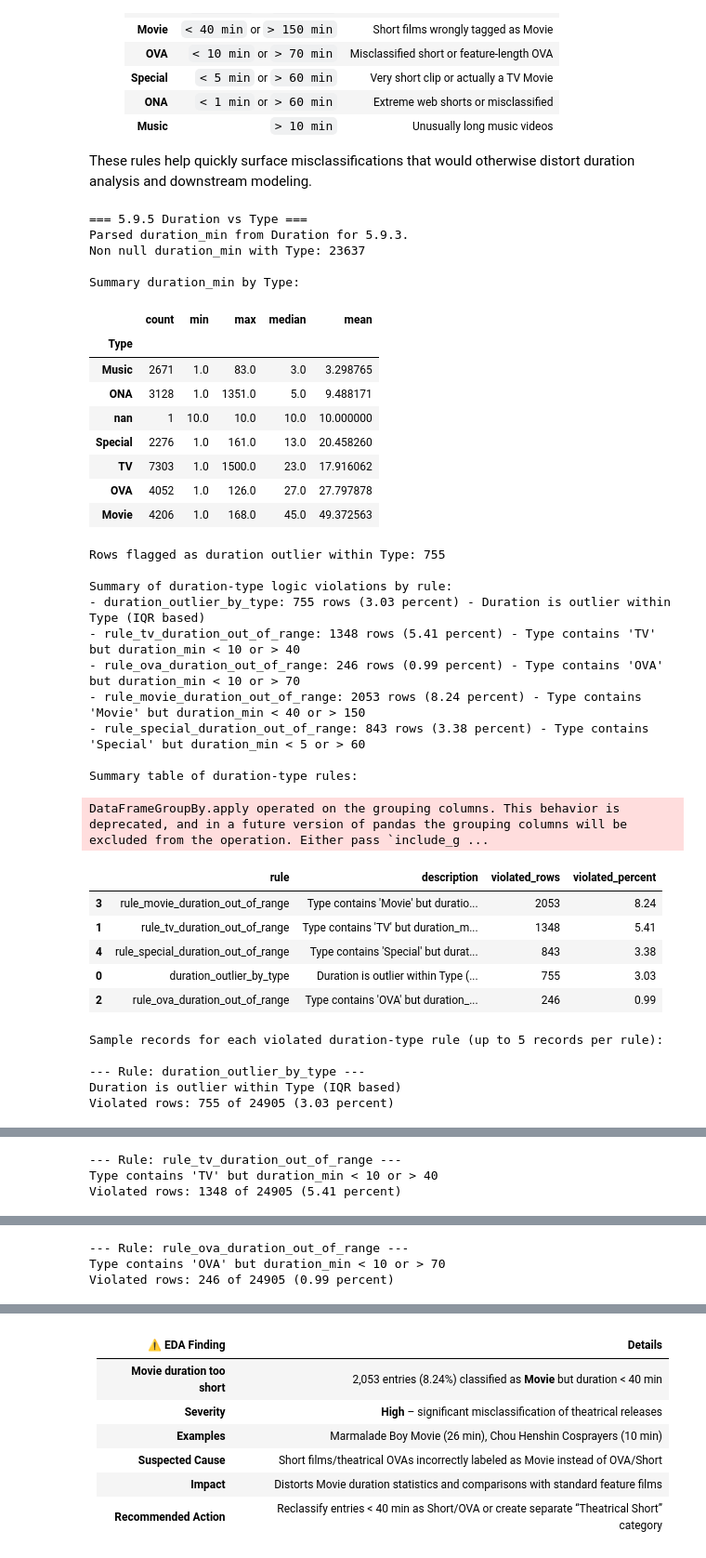
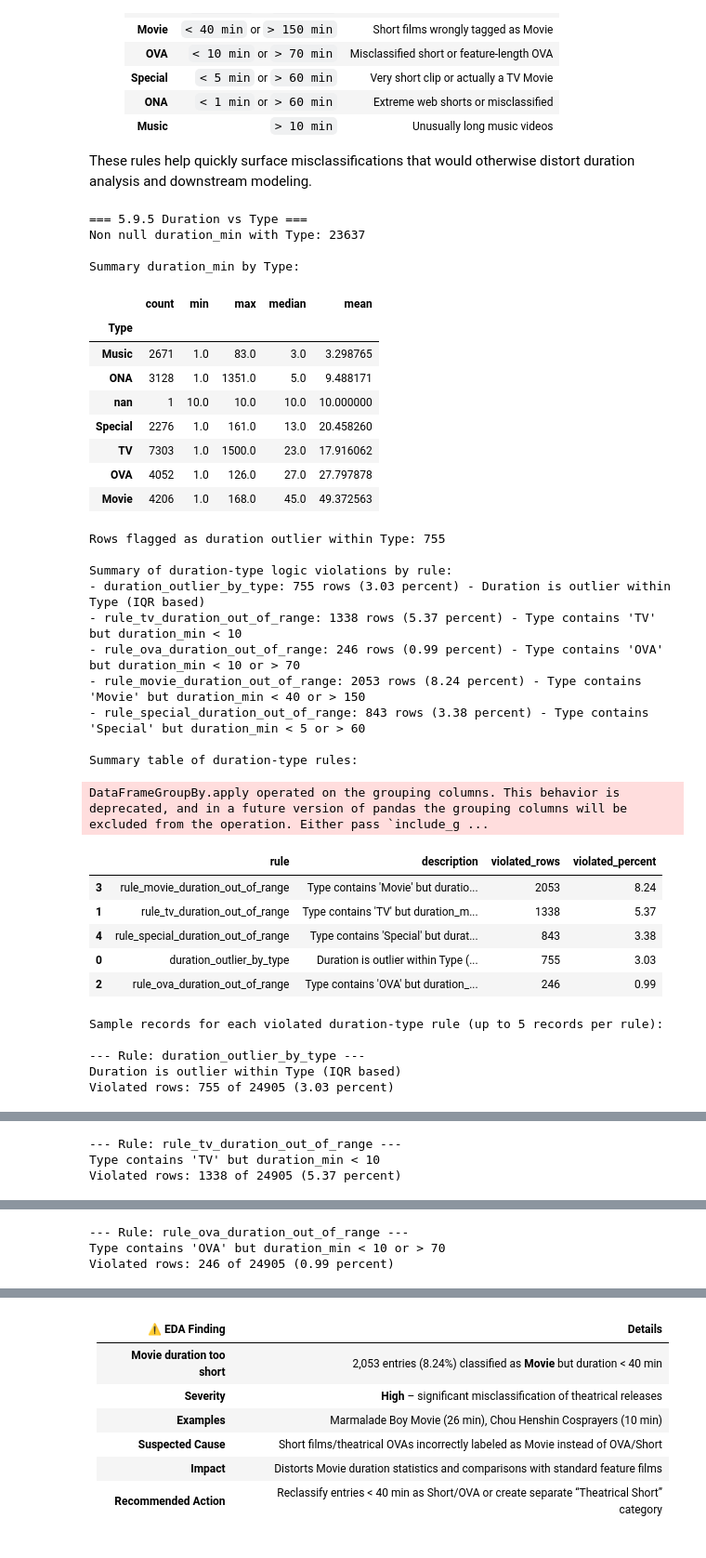
Before and after one commit to chanhbui297/DSEB65A_Gr1_anime_data_storytelling, a Jupyter notebook: notebooks/01_Diagnostic_EDA.ipynb, the cells around one changed output, grey strips where cells are left out. Shown at 93% size. Cells and saved outputs as stored; diff of their text form; code cells hidden in the pictures.

```diff
--- a/notebooks/01_Diagnostic_EDA.ipynb
+++ b/notebooks/01_Diagnostic_EDA.ipynb
@@ -1994,7 +2502,7 @@ else:
     df_typed["rule_tv_duration_out_of_range"] = (
         type_str.str.contains("TV", case=False, na=False)
         & (
-            (df_typed["duration_min"] < 10) | (df_typed["duration_min"] > 40)
+            (df_typed["duration_min"] < 10)
         )
     )
 
@@ -2025,7 +2533,7 @@ else:
 
     rule_cols_type = {
         "duration_outlier_by_type": "Duration is outlier within Type (IQR based)",
-        "rule_tv_duration_out_of_range": "Type contains 'TV' but duration_min < 10 or > 40",
+        "rule_tv_duration_out_of_range": "Type contains 'TV' but duration_min < 10 ",
         "rule_ova_duration_out_of_range": "Type contains 'OVA' but duration_min < 10 or > 70",
         "rule_movie_duration_out_of_range": "Type contains 'Movie' but duration_min < 40 or > 150",
         "rule_special_duration_out_of_range": "Type contains 'Special' but duration_min < 5 or > 60",
@@ -2072,36 +2580,35 @@ else:
 
         show_cols = base_cols + [col]
         sample = df_typed.loc[mask, show_cols].head(5)
         display(sample)
 # %% [output]
 === 5.9.5 Duration vs Type ===
-Parsed duration_min from Duration for 5.9.3.
 Non null duration_min with Type: 23637
 
 Summary duration_min by Type:
 |  | count | min | max | median | mean |
 | Type |  |  |  |  |  |
 | Music | 2671 | 1.0 | 83.0 | 3.0 | 3.298765 |
 | ONA | 3128 | 1.0 | 1351.0 | 5.0 | 9.488171 |
 | nan | 1 | 10.0 | 10.0 | 10.0 | 10.000000 |
 | Special | 2276 | 1.0 | 161.0 | 13.0 | 20.458260 |
 | TV | 7303 | 1.0 | 1500.0 | 23.0 | 17.916062 |
 | OVA | 4052 | 1.0 | 126.0 | 27.0 | 27.797878 |
 | Movie | 4206 | 1.0 | 168.0 | 45.0 | 49.372563 |
 Rows flagged as duration outlier within Type: 755
 
 Summary of duration-type logic violations by rule:
 - duration_outlier_by_type: 755 rows (3.03 percent) - Duration is outlier within Type (IQR based)
-- rule_tv_duration_out_of_range: 1348 rows (5.41 percent) - Type contains 'TV' but duration_min < 10 or > 40
+- rule_tv_duration_out_of_range: 1338 rows (5.37 percent) - Type contains 'TV' but duration_min < 10
 - rule_ova_duration_out_of_range: 246 rows (0.99 percent) - Type contains 'OVA' but duration_min < 10 or > 70
 - rule_movie_duration_out_of_range: 2053 rows (8.24 percent) - Type contains 'Movie' but duration_min < 40 or > 150
 - rule_special_duration_out_of_range: 843 rows (3.38 percent) - Type contains 'Special' but duration_min < 5 or > 60
 
 Summary table of duration-type rules:
 DataFrameGroupBy.apply operated on the grouping columns. This behavior is deprecated, and in a future version of pandas the grouping columns will be excluded from the operation. Either pass `include_g ...
 |  | rule | description | violated_rows | violated_percent |
 | 3 | rule_movie_duration_out_of_range | Type contains 'Movie' but duratio... | 2053 | 8.24 |
-| 1 | rule_tv_duration_out_of_range | Type contains 'TV' but duration_m... | 1348 | 5.41 |
+| 1 | rule_tv_duration_out_of_range | Type contains 'TV' but duration_m... | 1338 | 5.37 |
 | 4 | rule_special_duration_out_of_range | Type contains 'Special' but durat... | 843 | 3.38 |
 | 0 | duration_outlier_by_type | Duration is outlier within Type (... | 755 | 3.03 |
 | 2 | rule_ova_duration_out_of_range | Type contains 'OVA' but duration_... | 246 | 0.99 |
@@ -2117,8 +2624,8 @@ Violated rows: 755 of 24905 (3.03 percent)
 | 4229 | 5621 | Violence Gekiga David no Hoshi | OVA | 41 min per ep | 41.0 | True |
 | 4246 | 5651 | Helter Skelter: Hakudaku no Mura | OVA | 28 min per ep | 28.0 | True |
 --- Rule: rule_tv_duration_out_of_range ---
-Type contains 'TV' but duration_min < 10 or > 40
-Violated rows: 1348 of 24905 (5.41 percent)
+Type contains 'TV' but duration_min < 10
+Violated rows: 1338 of 24905 (5.37 percent)
 |  | anime_id | Name | Type | Duration | duration_min | rule_tv_duration_out_of_range |
 | 269 | 293 | Di Gi Charat | TV | 4 min per ep | 4.0 | True |
 | 279 | 303 | Aa! Megami-sama!: Chichaitte Koto... | TV | 7 min per ep | 7.0 | True |
```
Also changed, not shown: parts of 8 cells of this notebook, 8 other files.
